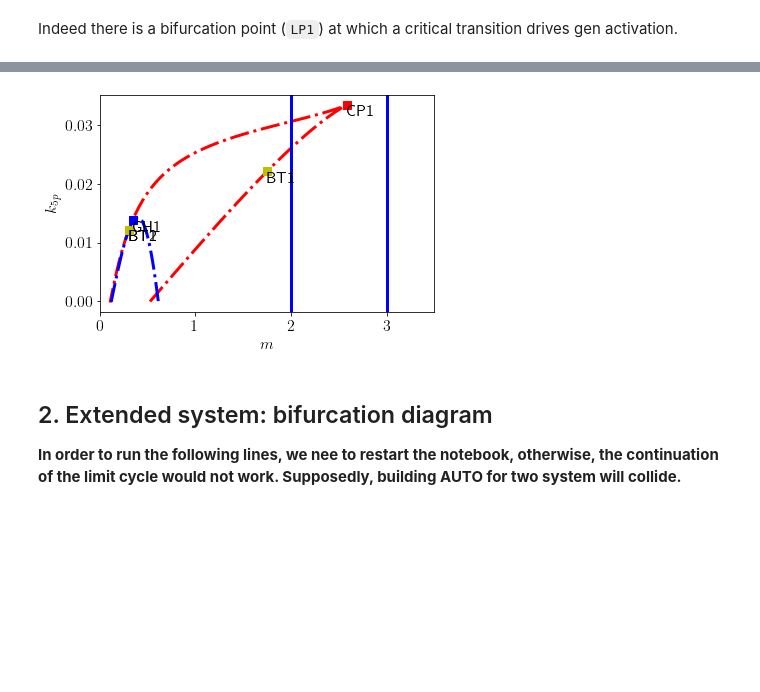
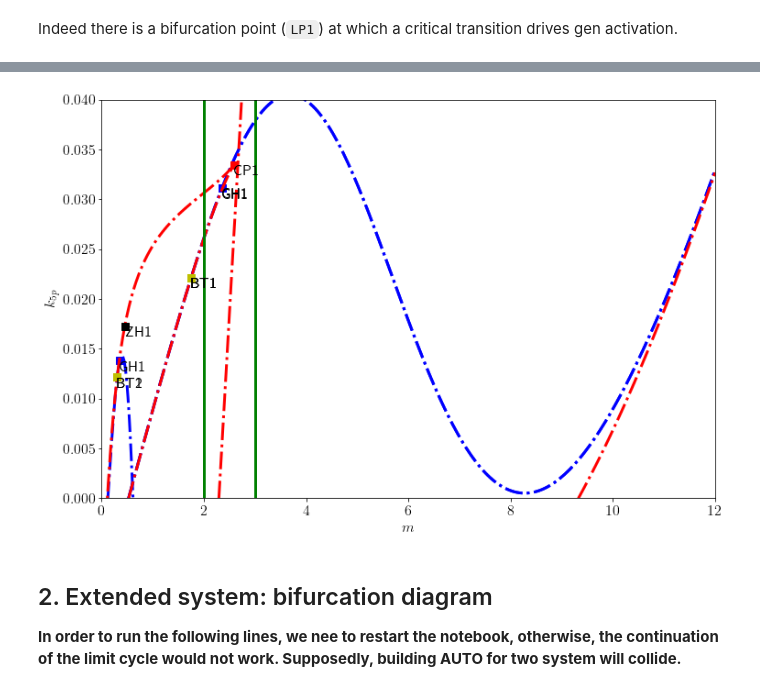
Before and after one commit to ccontrer/20-05SNBifurcationCarryover, a Jupyter notebook: notebooks/Application Cell cycle analysis extra.ipynb, the cells around one changed output, grey strips where cells are left out. Saved outputs shown, nothing was run; the diff lists cells and outputs as text; code cells hidden in the pictures; blank space fills up the shorter version.

Commit message:
full bif diagram

```diff
--- a/notebooks/Application Cell cycle-Copy1.ipynb
+++ b/notebooks/Application Cell cycle analysis extra.ipynb
@@ -199,7 +243,7 @@ plt.show()
 # %%
 # Two-parameter bifurcation
-namefold = 'FO1'
-PCargs = dst.args(name=namefold)
+namefold1 = 'FO1'
+PCargs = dst.args(name=namefold1)
 PCargs.type = 'LP-C'
 PCargs.initpoint = 'EQ1:LP1'
 PCargs.freepars = ['m', 'k5p']
@@ -213,8 +257,8 @@ PCargs.LocBifPoints = 'all'
 PCargs.StopAtPoints = ['B']
 PCargs.verbosity = 2
 PC.newCurve(PCargs)
-PC.curves[namefold].forward()
-PC.curves[namefold].backward()
+PC.curves[namefold1].forward()
+PC.curves[namefold1].backward()
 # %% [output]
 Checking...
   <b,c> = 0.000000
@@ -236,6 +280,5 @@ k5p  =  -8.623752943968796e-06
 # %%
-# Two-parameter bifurcation
-namefold2 = 'FO3'
+namefold2 = 'FO2'
 PCargs = dst.args(name=namefold2)
 PCargs.type = 'H-C1'
 PCargs.initpoint = 'EQ1:H1'
@@ -272,0 +425,18 @@ k5p  =  -7.438777807574354e-05
+# %%
+namefold6 = 'FO6'
+PCargs = dst.args(name=namefold6)
+PCargs.type = 'LP-C'
+PCargs.initpoint = 'EQ1:LP4'
+PCargs.freepars = ['m', 'k5p']
+PCargs.StepSize = 1e-2
+PCargs.MaxNumPoints = 2000
+PCargs.MaxStepSize = 5e-2
+PCargs.MinStepSize = 1e-4
+PCargs.SaveEigen = True
+PCargs.SaveJacobian = True
+PCargs.LocBifPoints = 'all'
+PCargs.StopAtPoints = ['B']
+PCargs.verbosity = 2
+PC.newCurve(PCargs)
+PC.curves[namefold6].forward()
+PC.curves[namefold6].backward()
@@ -273,18 +461,21 @@ k5p  =  -7.438777807574354e-05
 # %%
-PC[namefold].display(('m', 'k5p'), stability=True, linewidth=3)
 PC[namefold2].display(('m', 'k5p'), stability=True, linewidth=3)
+PC[namefold3].display(('m', 'k5p'), stability=True, linewidth=3)
+PC[namefold4].display(('m', 'k5p'), stability=True, linewidth=3)
+PC[namefold5].display(('m', 'k5p'), stability=True, linewidth=3)
+PC[namefold6].display(('m', 'k5p'), stability=True, linewidth=3)
+PC[namefold1].display(('m', 'k5p'), stability=True, linewidth=3)
 PC.plot.fig1.toggleAll('off', bytype=['B', 'P'])
-PC.plot.fig1.axes1.axes.set_xlim((0.0, 3.5))
+PC.plot.fig1.axes1.axes.set_xlim((0.0, 12.0))
 PC.plot.fig1.axes1.axes.set_xlabel('$m$', fontsize=16)
-# PC.plot.fig1.axes1.axes.set_ylim((0.0, 0.03))
+PC.plot.fig1.axes1.axes.set_ylim((0.0, 0.04))
 PC.plot.fig1.axes1.axes.set_ylabel('$k_{5p}$', fontsize=16)
-plt.axvline(x=2.0, lw=3, color='b')
-plt.axvline(x=3.0, lw=3, color='b')
+plt.axvline(x=2.0, lw=3, color='g')
+plt.axvline(x=3.0, lw=3, color='g')
 PC.plot.fig1.axes1.axes.set_title('')
-plt.savefig(figdir + 'ApplicationCellCycleTwoParBifurcation.pdf', bbox_inches='tight')
 plt.show()
 # %% [output]
-[figure, old version]
+[figure, new version]
 # %% [markdown]
 ## 2. Extended system: bifurcation diagram
 
```
Also changed, not shown: parts of 13 cells of this notebook, 3 other files.
